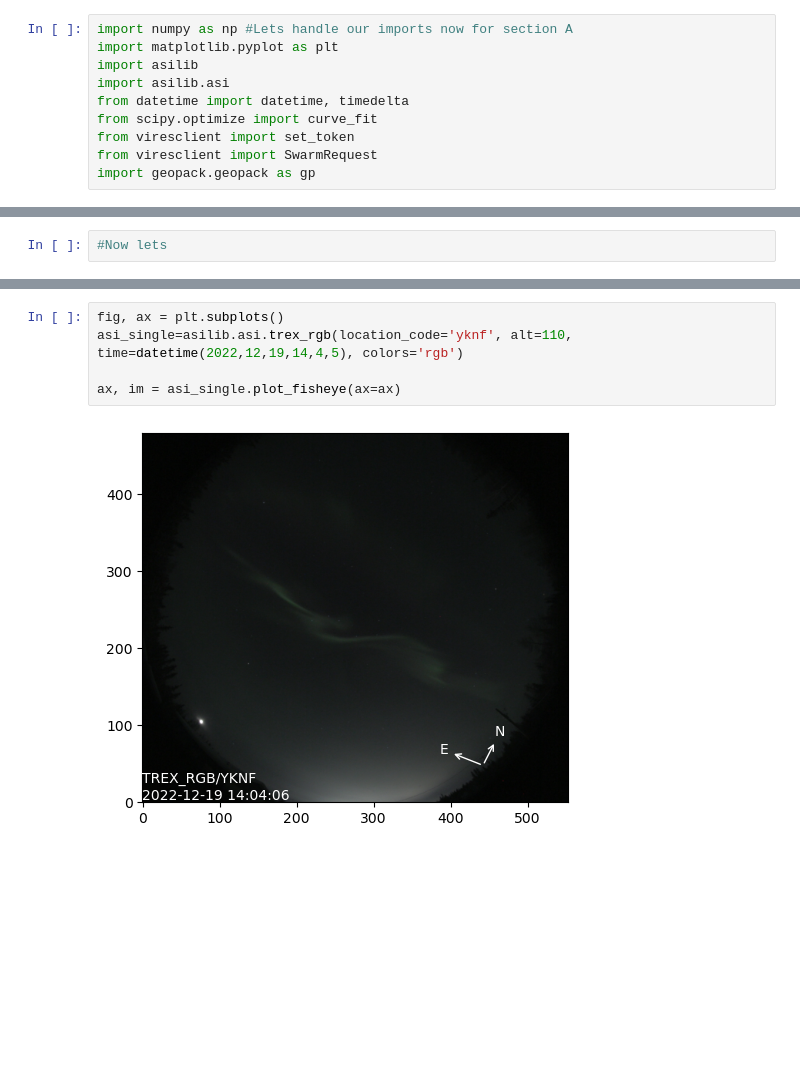
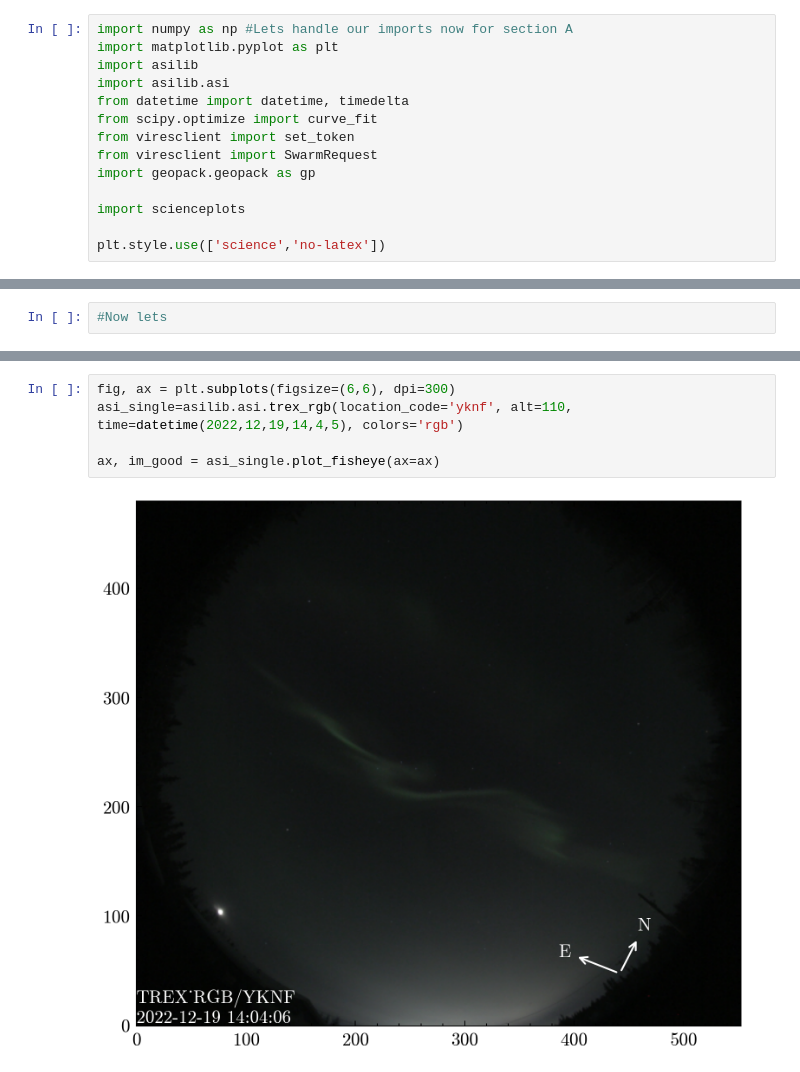
Before and after one commit to CassandraAuri/Physics_Work, a Jupyter notebook: Aurora_Work/Figures_paper/fig2.ipynb, the cells around one changed output, grey strips where cells are left out. Cells and saved outputs as stored; diff of their text form; blank space fills up the shorter version.

```diff
--- a/Aurora_Work/Figures_paper/fig2.ipynb
+++ b/Aurora_Work/Figures_paper/fig2.ipynb
@@ -10,6 +10,10 @@ from scipy.optimize import curve_fit
 from viresclient import set_token
 from viresclient import SwarmRequest
 import geopack.geopack as gp
+
+import scienceplots
+
+plt.style.use(['science','no-latex'])
 # %%
 time_array=(datetime(2022,12,19,14,4), datetime(2022,12,19,14,6))
 # %%
@@ -217,7 +347,7 @@ plt.plot(detrend(area_intensity))
 # %%
-fig, ax = plt.subplots()
+fig, ax = plt.subplots(figsize=(6,6), dpi=300)
 asi_single=asilib.asi.trex_rgb(location_code='yknf', alt=110, time=datetime(2022,12,19,14,4,5), colors='rgb')
 
-ax, im = asi_single.plot_fisheye(ax=ax)
+ax, im_good = asi_single.plot_fisheye(ax=ax)
 # %% [output]
-[figure, old version]
+[figure, new version]
```
Also changed, not shown: parts of 20 cells of this notebook, 3 other files.
